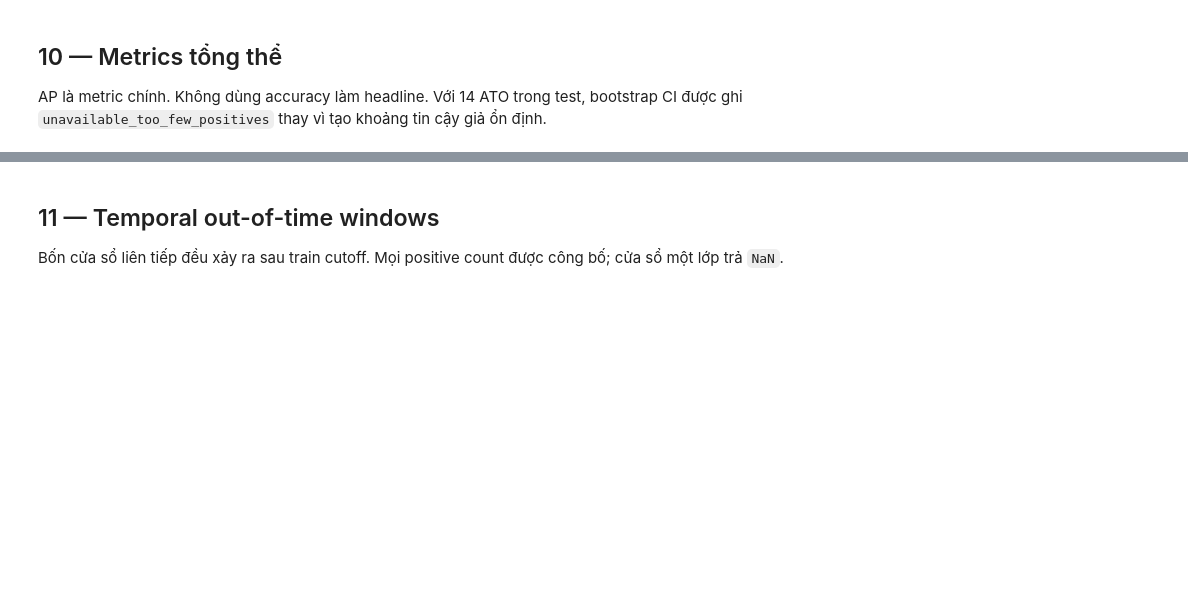
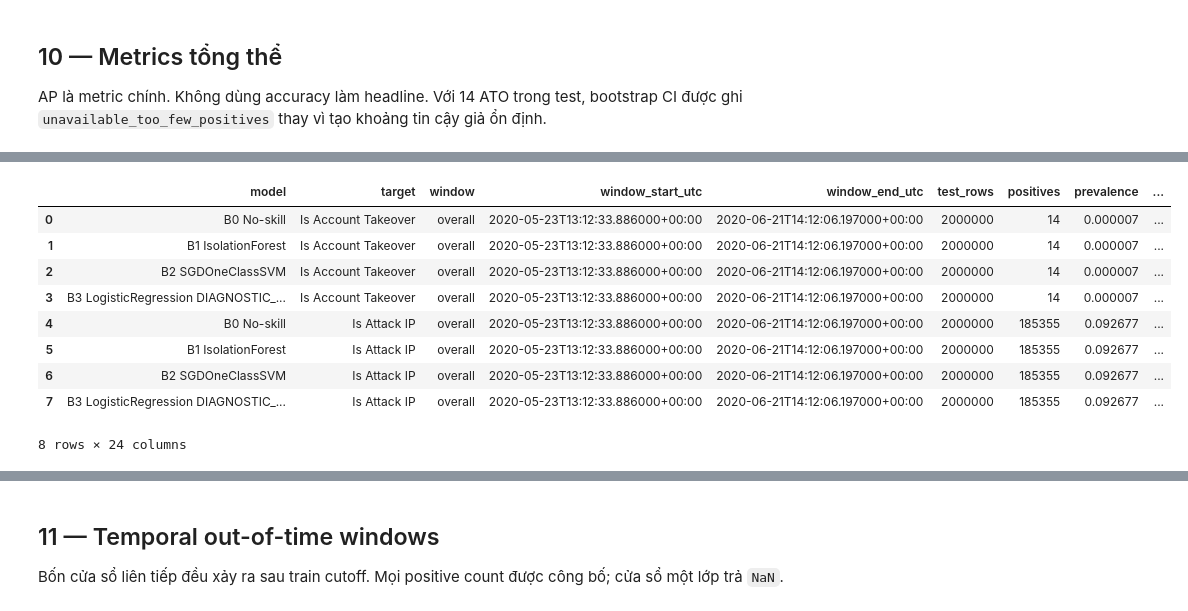
Before and after one commit to Albert-Tuan/sentinel-auth, a Jupyter notebook: research/kaggle/sentinel_rba_isolation_forest.ipynb, the cells around one changed output, grey strips where cells are left out. Cells and saved outputs as stored; diff of their text form; code cells hidden in the pictures; blank space fills up the shorter version.

```diff
--- a/research/kaggle/sentinel_rba_isolation_forest.ipynb
+++ b/research/kaggle/sentinel_rba_isolation_forest.ipynb
@@ -403,6 +545,28 @@ for target in TARGETS:
         rows.append(row)
         cached[(name, target)] = (score_values, predictions)
 benchmark = pd.DataFrame(rows)
+v6_reference = pd.DataFrame([
+    ['B0 No-skill', 'Is Account Takeover', 2_000_000, 14, 7e-06, 7e-06, 1.0, .5, np.nan, np.nan, np.nan, np.nan, np.nan, np.nan, np.nan, np.nan],
+    ['B1 IsolationForest', 'Is Account Takeover', 2_000_000, 14, 7e-06, 1.289445544974586e-05, 1.8420650642494087, .44827235219217965, 5.268592864217825e-06, .2857142857142857, 1.0536991425523228e-05, .379608, 1240774, 759212, 10, 4],
+    ['B2 SGDOneClassSVM', 'Is Account Takeover', 2_000_000, 14, 7e-06, 1.9169026075550206e-05, 2.738432296507172, .611519977068411, 2.842362571769655e-05, .07142857142857142, 5.682463916354131e-05, .017591, 1964805, 35181, 13, 1],
+    ['B3 LogisticRegression DIAGNOSTIC_ONLY', 'Is Account Takeover', 2_000_000, 14, 7e-06, 2.3690340820550986e-05, 3.3843344029358553, .767847821363321, 1.4641127659652346e-05, .8571428571428571, 2.9281755148403596e-05, .4098045, 1180389, 819597, 2, 12],
+    ['B0 No-skill', 'Is Attack IP', 2_000_000, 185355, .0926775, .0926775, 1.0, .5, np.nan, np.nan, np.nan, np.nan, np.nan, np.nan, np.nan, np.nan],
+    ['B1 IsolationForest', 'Is Attack IP', 2_000_000, 185355, .0926775, .07432883826325225, .8020160045669364, .42612437212090315, .06067443257254852, .24852310431334465, .09753634189489196, .379608, 1101494, 713151, 139290, 46065],
+    ['B2 SGDOneClassSVM', 'Is Attack IP', 2_000_000, 185355, .0926775, .11821114782174466, 1.2755107531142367, .5820694295997676, .18307657324768348, .034749534676701464, .058411967152904046, .017591, 1785904, 28741, 178914, 6441],
+    ['B3 LogisticRegression DIAGNOSTIC_ONLY', 'Is Attack IP', 2_000_000, 185355, .0926775, .07670137786748221, .8276159571361141, .42766484782746506, .07412070877699001, .3277494537509104, .12089985312906731, .4098045, 1055786, 758859, 124605, 60750],
+], columns=['model', 'target', 'test_rows', 'positives', 'prevalence', 'average_precision', 'ap_lift', 'roc_auc', 'precision', 'recall', 'f1', 'flag_rate', 'tn', 'fp', 'fn', 'tp'])
+v6_reference['false_positives_per_1000'] = v6_reference.fp / v6_reference.test_rows * 1_000
+v6_reference['false_positives_per_million'] = v6_reference.fp / v6_reference.test_rows * 1_000_000
+metric_columns = ['prevalence', 'average_precision', 'ap_lift', 'roc_auc', 'precision', 'recall', 'f1', 'flag_rate', 'false_positives_per_1000', 'false_positives_per_million']
+count_columns = ['test_rows', 'positives', 'tn', 'fp', 'fn', 'tp']
+actual = benchmark.set_index(['model', 'target']).loc[:, count_columns + metric_columns].sort_index()
+expected = v6_reference.set_index(['model', 'target']).loc[:, count_columns + metric_columns].sort_index()
+np.testing.assert_array_equal(actual[count_columns].to_numpy(), expected[count_columns].to_numpy())
+np.testing.assert_allclose(actual[metric_columns], expected[metric_columns], rtol=0, atol=1e-8, equal_nan=True)
+reproduction_check = (actual - expected).reset_index()
+reproduction_check.to_csv(OUTPUT_DIR / 'v6_reproduction_check.csv', index=False)
+progress('Version 6 deterministic reproduction: PASS')
 benchmark.to_csv(OUTPUT_DIR / 'benchmark_metrics.csv', index=False)
 display(benchmark)
 progress('overall scoring: complete')
+# %% [output]
@@ -408,0 +576,10 @@ progress('overall scoring: complete')
+|  | model | target | window | window_start_utc | window_end_utc | test_rows | positives | prevalence | ... |
+| 0 | B0 No-skill | Is Account Takeover | overall | 2020-05-23T13:12:33.886000+00:00 | 2020-06-21T14:12:06.197000+00:00 | 2000000 | 14 | 0.000007 | ... |
+| 1 | B1 IsolationForest | Is Account Takeover | overall | 2020-05-23T13:12:33.886000+00:00 | 2020-06-21T14:12:06.197000+00:00 | 2000000 | 14 | 0.000007 | ... |
+| 2 | B2 SGDOneClassSVM | Is Account Takeover | overall | 2020-05-23T13:12:33.886000+00:00 | 2020-06-21T14:12:06.197000+00:00 | 2000000 | 14 | 0.000007 | ... |
+| 3 | B3 LogisticRegression DIAGNOSTIC_... | Is Account Takeover | overall | 2020-05-23T13:12:33.886000+00:00 | 2020-06-21T14:12:06.197000+00:00 | 2000000 | 14 | 0.000007 | ... |
+| 4 | B0 No-skill | Is Attack IP | overall | 2020-05-23T13:12:33.886000+00:00 | 2020-06-21T14:12:06.197000+00:00 | 2000000 | 185355 | 0.092677 | ... |
+| 5 | B1 IsolationForest | Is Attack IP | overall | 2020-05-23T13:12:33.886000+00:00 | 2020-06-21T14:12:06.197000+00:00 | 2000000 | 185355 | 0.092677 | ... |
+| 6 | B2 SGDOneClassSVM | Is Attack IP | overall | 2020-05-23T13:12:33.886000+00:00 | 2020-06-21T14:12:06.197000+00:00 | 2000000 | 185355 | 0.092677 | ... |
+| 7 | B3 LogisticRegression DIAGNOSTIC_... | Is Attack IP | overall | 2020-05-23T13:12:33.886000+00:00 | 2020-06-21T14:12:06.197000+00:00 | 2000000 | 185355 | 0.092677 | ... |
+8 rows × 24 columns
```
Also changed, not shown: parts of 22 cells of this notebook, 11 other files.
